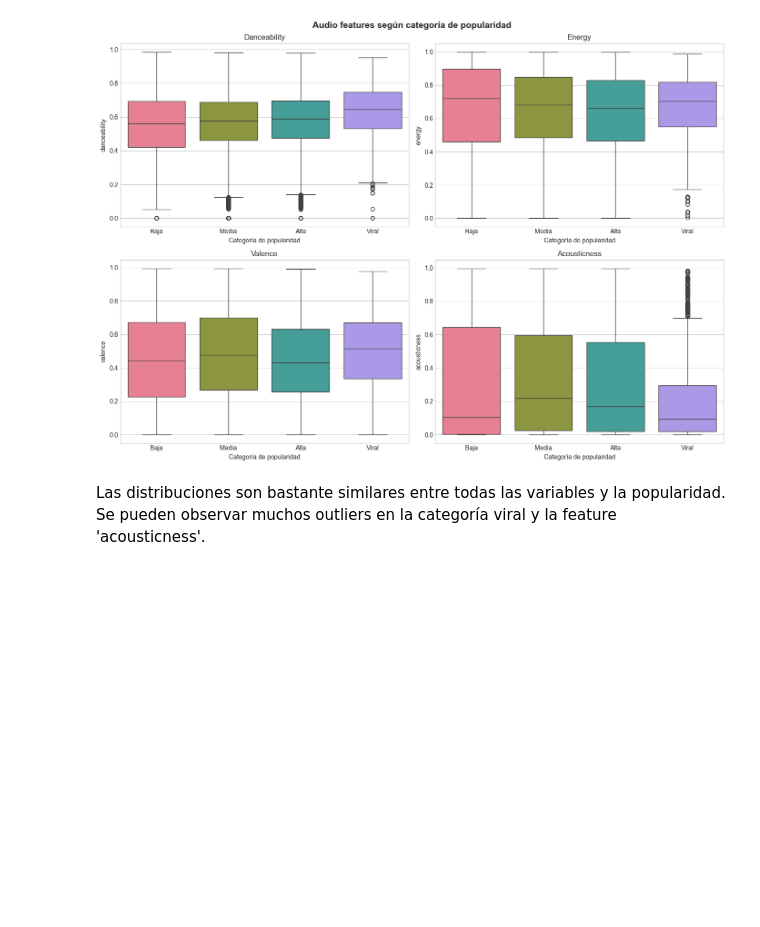
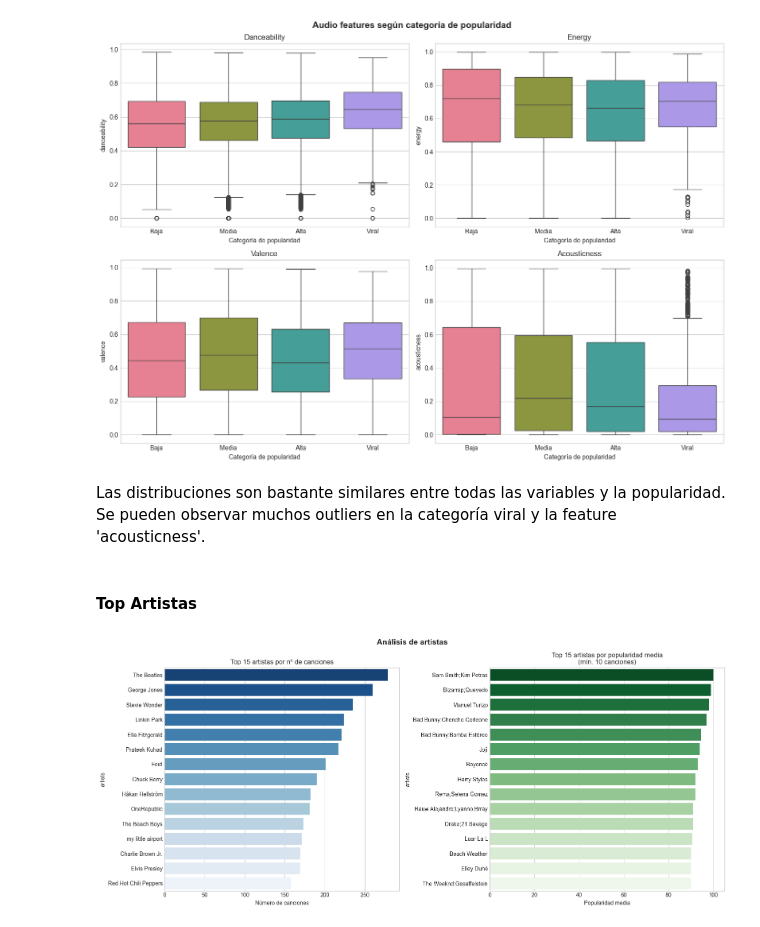
Before and after one commit to alegonzjur/SpotifyRecommender, a Jupyter notebook: notebooks/01_eda_audio_features.ipynb, the cells around one changed output. Cells and saved outputs as stored; diff of their text form; code cells hidden in the pictures; blank space fills up the shorter version.

```diff
--- a/notebooks/01_eda_audio_features.ipynb
+++ b/notebooks/01_eda_audio_features.ipynb
@@ -473,3 +473,29 @@ plt.show()
 [figure]
 # %% [markdown]
 Las distribuciones son bastante similares entre todas las variables y la popularidad. Se pueden observar muchos outliers en la categoría viral y la feature 'acousticness'.
+# %% [markdown]
+#### Top Artistas
+# %%
+# Selección de artistas con más canciones en el dataset.
+top_artistas_count = df.groupby('artists')['track_name'].count().sort_values(ascending=False).head(15)
+
+# Selección de artistas con mayor popularidad media (mínimo 10 canciones)
+top_artistas_pop = df.groupby('artists')['popularity'].mean().sort_values(ascending=False).head(15)
+
+# Configuración de gráfico.
+fig, axes = plt.subplots(1, 2, figsize=(16, 7))
+fig.suptitle('Análisis de artistas', fontsize=14, fontweight='bold')
+sns.barplot(x=top_artistas_count.values, y=top_artistas_count.index, palette='Blues_r', ax=axes[0])
+axes[0].set_title('Top 15 artistas por nº de canciones')
+axes[0].set_xlabel('Número de canciones')
+
+sns.barplot(x=top_artistas_pop.values, y=top_artistas_pop.index, palette='Greens_r', ax=axes[1])
+axes[1].set_title('Top 15 artistas por popularidad media\n(mín. 10 canciones)')
+axes[1].set_xlabel('Popularidad media')
+
+# Mostrar gráfico.
+plt.tight_layout()
+plt.savefig('../reports/figures/top_artistas.png', dpi=150, bbox_inches='tight')
+plt.show()
+# %% [output]
+[figure, added]
```
Also changed, not shown: parts of 4 cells of this notebook, 2 other files.
